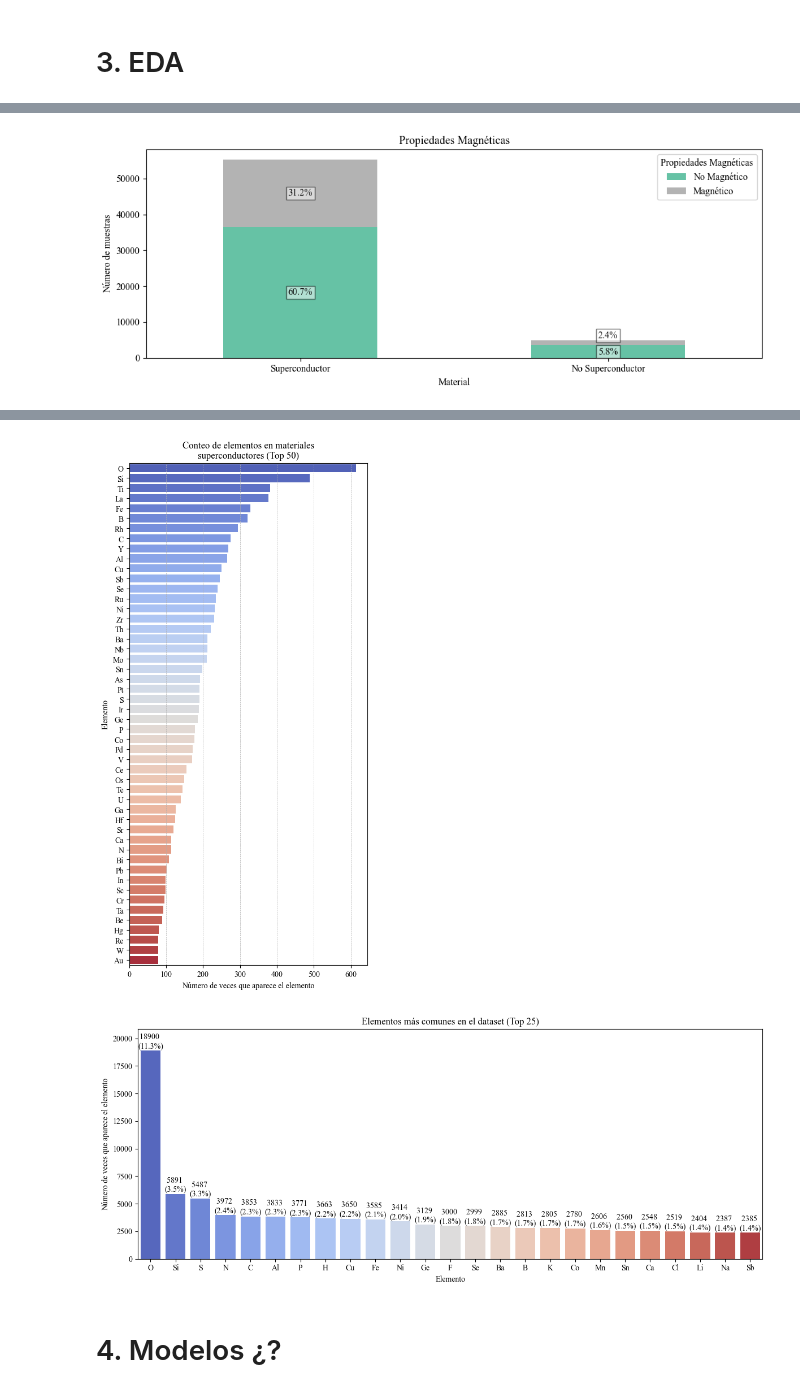
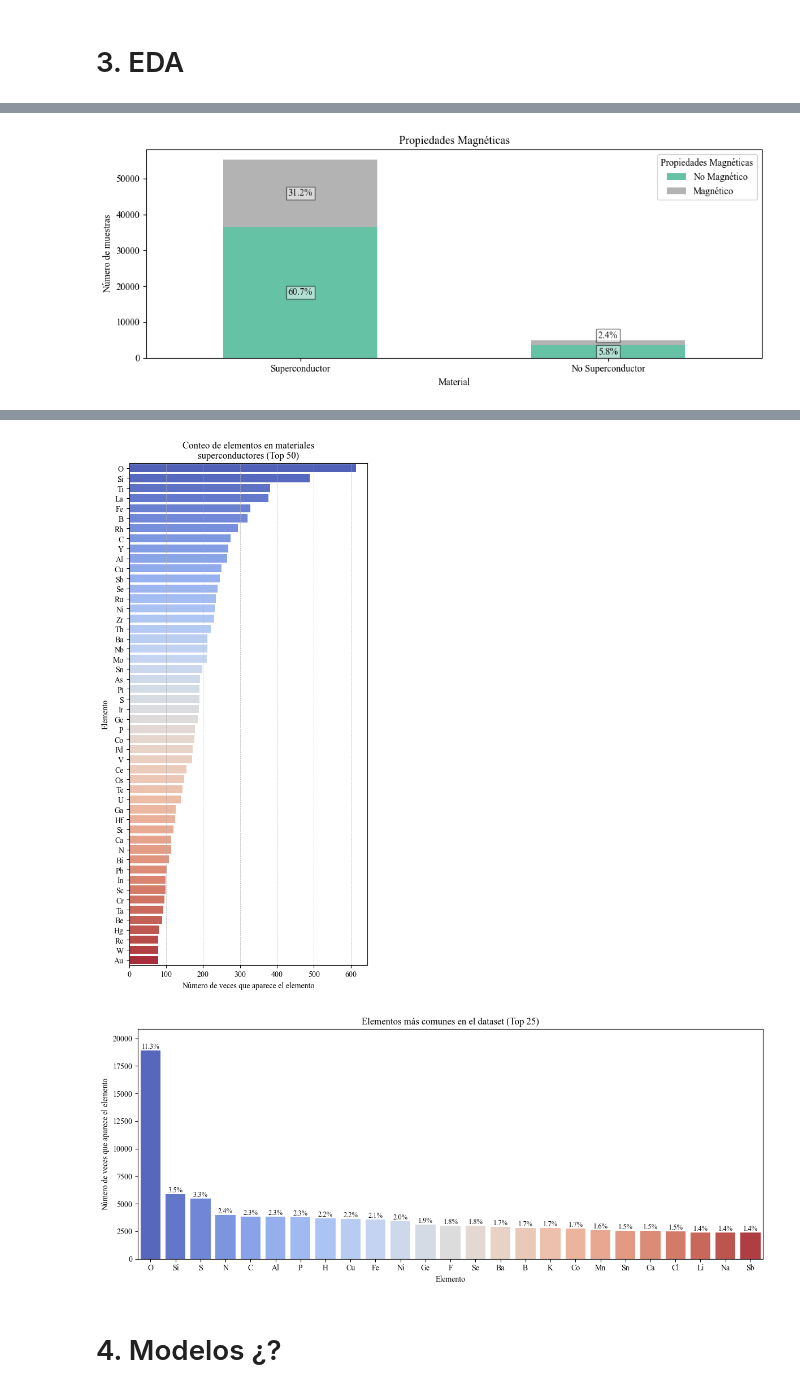
Before and after one commit to olayafgon/ML-and-Superconductors, a Jupyter notebook: src/04_project.ipynb, the cells around one changed output, grey strips where cells are left out. Cells and saved outputs as stored; diff of their text form; code cells hidden in the pictures.

```diff
--- a/src/04_project.ipynb
+++ b/src/04_project.ipynb
@@ -80,6 +89,7 @@ class StatsReporter:
     def superconductors_stats(self, report_file):
         """Calculates and writes superconductor statistics to a report file."""
         true_percentage, total_count, true_count = self._calculate_stats('is_superconductor')
+        tools.write_to_report(report_file, f"\n--- Superconductors ---\n")
         tools.write_to_report(report_file, f"Percentage of superconductors: {true_percentage:.2f}%\n")
         tools.write_to_report(report_file, f'Total materials: {total_count}\n')
         tools.write_to_report(report_file, f'Superconducting materials: {true_count}\n')
@@ -87,7 +97,7 @@ class StatsReporter:
     def magnetic_stats(self, report_file):
         """Calculates and writes magnetic statistics to a report file."""
         true_percentage, total_count, true_count = self._calculate_stats('is_magnetic')
-        tools.write_to_report(report_file, f"Percentage of magnetic: {true_percentage:.2f}%\n")
+        tools.write_to_report(report_file, f"\n--- Magnetic properties ---\n")
         tools.write_to_report(report_file, f'Total materials: {total_count}\n')
         tools.write_to_report(report_file, f'Magnetic materials: {true_count}\n')
 
@@ -116,11 +126,9 @@ class StatsReporter:
         """Writes the complete statistics report to a file."""
         report_file = os.path.join(self.run_results_path, 'stats_report.txt')
         if not os.path.exists(report_file):
-            tools.write_to_report(report_file, f'···················· STATISTICS ····················\n')
+            tools.write_to_report(report_file, f'·········· STATISTICS ··········\n')
         self.superconductors_stats(report_file)
-        tools.write_to_report(report_file, f'····················································\n')
         self.magnetic_stats(report_file)
-        tools.write_to_report(report_file, f'····················································\n')
         self.element_stats(report_file)
 
 class Plotter:
@@ -131,21 +139,7 @@ class Plotter:
     def magnetic_properties_plot(self):
         grouped_data = self.materials_data.groupby(['is_superconductor', 'is_magnetic']).size()
         ax = grouped_data.unstack().plot(kind='bar', stacked=True, colormap='Set2', figsize=(10,4))
-        for p in ax.patches:
-            width = p.get_width()
-            height = p.get_height()
-            x, y = p.get_xy()
-
-            percentage = height / grouped_data.sum() * 100
-            if height < 0.05 * grouped_data.sum():
-                ax.text(x + width/2, y + height + 0.01, f'{percentage:.1f}%',
-                        ha='center', va='bottom', fontsize=10, color='black',
-                        bbox={'facecolor': 'white', 'alpha': 0.5, 'pad': 2})
-            else:
-                ax.text(x + width/2, y + height/2, f'{percentage:.1f}%',
-                        ha='center', va='center', fontsize=10, color='black',
-                        bbox={'facecolor': 'white', 'alpha': 0.5, 'pad': 2})
-
+        tools.stack_plot_percentages_labels(ax, grouped_data)
         plt.title('Propiedades Magnéticas')
         plt.xlabel('Material')
         plt.ylabel('Número de muestras')
@@ -153,29 +147,19 @@ class Plotter:
         plt.legend(title='Propiedades Magnéticas', labels=['No Magnético', 'Magnético'])
         plt.tight_layout()
         tools.save_plot(self.run_results_path, 'magnetic_properties')
-        # plt.show()
 
     def supercon_properties_by_bravais_plot(self):
         grouped_data = self.materials_data.groupby(['bravais_lattice', 'is_superconductor']).size()
         unstacked_data = grouped_data.unstack(fill_value=0)
-
         ax = unstacked_data.plot(kind='bar', stacked=True, colormap='Set2', figsize=(10, 5))
         total_samples = len(self.materials_data)
-
-        for i, patch in enumerate(ax.patches[:len(unstacked_data)]):
-            height = patch.get_height() + ax.patches[i + len(unstacked_data)].get_height()
-            percentage = 100 * height / total_samples
-            ax.annotate(f'{percentage:.1f}%',
-                        xy=(patch.get_x() + patch.get_width() / 2, height),
-                        ha='center', va='bottom', fontsize=9, color='black')
-
+        tools.barplot_percentages_labels(ax, unstacked_data, total = total_samples)
         plt.title('Redes de Bravais y propiedades Superconductoras')
         plt.xlabel('Red de Bravais')
         plt.ylabel('Número de muestras')
         plt.legend(title='Propiedades Superconductoras', labels=['Superconductor', 'No Superconductor'])
         plt.tight_layout()
         tools.save_plot(self.run_results_path, 'superconducting_properties_by_bravais_lattice')
-        # plt.show()
 
     def _calculate_element_statistics(self, element_df):
         """Calculates element statistics."""
@@ -188,49 +172,38 @@ class Plotter:
         """Plots the proportion of elements."""
         plt.figure(figsize=(5, 10))
         ax = sns.barplot(x=proportion_data.values, y=proportion_data.index, palette='coolwarm')
+        ax.xaxis.grid(True, linestyle='--', linewidth=0.5)
         plt.xlabel('Número de elementos presentes / Total de elementos')
         plt.ylabel('Elemento')
         plt.title(title)
-        ax.xaxis.grid(True, linestyle='--', linewidth=0.5)
         plt.tight_layout()
         tools.save_plot(self.run_results_path, filename)
-        # plt.show()
 
     def _plot_element_counts(self, counts_data, title, filename):
         """Plots the element counts."""
         plt.figure(figsize=(5, 10))
         ax = sns.barplot(x=counts_data.values, y=counts_data.index, palette='coolwarm')
+        ax.xaxis.grid(True, linestyle='--', linewidth=0.5)
         plt.xlabel('Número de veces que aparece el elemento')
         plt.ylabel('Elemento')
         plt.title(title)
-        ax.xaxis.grid(True, linestyle='--', linewidth=0.5)
         plt.tight_layout()
         tools.save_plot(self.run_results_path, filename)
-        # plt.show()
 
     def _plot_top_elements_overall(self, element_df, top_n=25):
         """Plots the most common elements overall."""
         total_element_counts = element_df['element'].value_counts()
         top_elements = total_element_counts.nlargest(top_n)
-
+        total_elements = len(element_df)
         plt.figure(figsize=(12, 5))
         ax = sns.barplot(x=top_elements.index, y=top_elements.values, palette='coolwarm')
+        tools.barplot_percentages_labels(ax, top_elements, total = total_elements)
         plt.ylabel('Número de veces que aparece el elemento')
         plt.xlabel('Elemento')
         plt.title(f'Elementos más comunes en el dataset (Top {top_n})')
-
-        total_elementos = len(element_df)
-        y_max = ax.get_ylim()[1]
-        for p in ax.patches:
-            height = p.get_height()
-            ax.text(p.get_x() + p.get_width() / 2., height + 200,
-                    f'{int(height)} \n({(height/total_elementos)*100:.1f}%)',
-                    ha="center")
-        plt.ylim(0, y_max*1.05)
-
+        plt.ylim(0, (ax.get_ylim()[1])*1.05)
         plt.tight_layout()
         tools.save_plot(self.run_results_path, 'element_analysis_3')
-        # plt.show()
 
     def element_analysis_plots(self):
         """Generates and saves element analysis plots."""
@@ -267,5 +240,5 @@ plotter.workflow()
 [figure]
 [figure]
 [figure]
 [figure]
-[figure, old version]
+[figure, new version]
```
Also changed, not shown: parts of 16 cells of this notebook.
